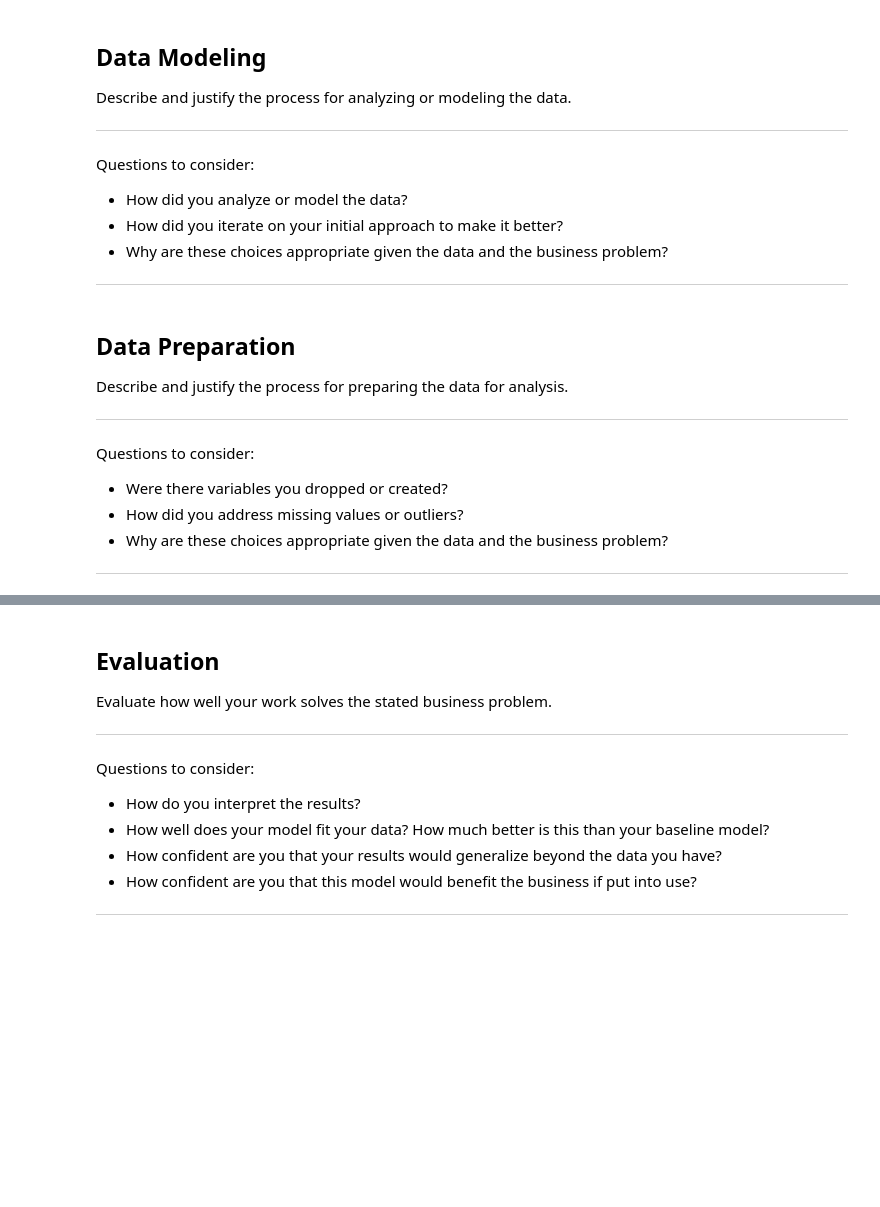
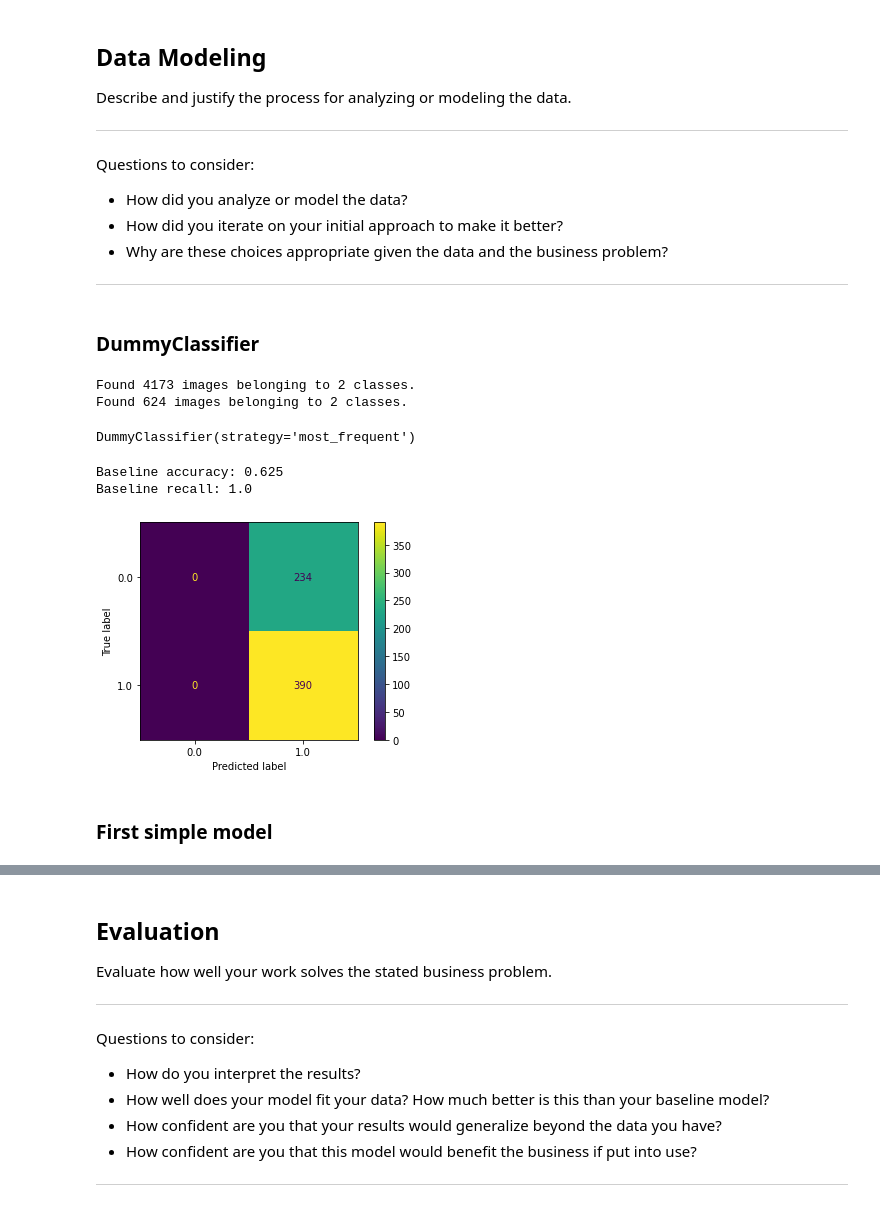
Before and after one commit to Meir-Alelov/Deep_Learning_Pneumonia_Detection, a Jupyter notebook: notebooks/greg_working_notebook.ipynb, the cells around one changed output, grey strips where cells are left out. Drawn from its saved outputs; the diff is of its cells as text; code cells hidden in the pictures; blank space fills up the shorter version.

Commit message:
Add initial attempts at first simple model

```diff
--- a/notebooks/greg_working_notebook.ipynb
+++ b/notebooks/greg_working_notebook.ipynb
@@ -80,33 +130,35 @@ Questions to consider:
 * How did you iterate on your initial approach to make it better?
 * Why are these choices appropriate given the data and the business problem?
 ***
+# %% [markdown]
+### DummyClassifier
 # %%
+train_target_size = train_set.image_shape[0:2]
+train_batch_size  = train_set.n
+
+test_target_size  = test_set.image_shape[0:2]
+test_batch_size   = test_set.n
+
+
+
 # Batch size set to the number of images found above in order to not batch data for the dummy model. Validation set not needed for dummy model
-train_set_dummy = img_dgen.flow_from_directory(train_path,
-                                               target_size=(128, 128),
-                                               color_mode='grayscale',
-                                               class_mode='binary',
-                                               subset='training',
-                                               batch_size=4173)
+train_set_dummy = idg.flow_from_directory(train_path,
+                                          target_size=train_target_size,
+                                          color_mode='grayscale',
+                                          class_mode='binary',
+                                          subset='training',
+                                          batch_size=train_batch_size)
 
-test_set_dummy = img_dgen.flow_from_directory(test_path,
-                                              target_size=(64, 64),
-                                              color_mode='grayscale',
-                                              class_mode='binary',
-                                              shuffle=False,
-                                              batch_size=624)
+test_set_dummy  = idg.flow_from_directory(test_path,
+                                          target_size=test_target_size,
+                                          color_mode='grayscale',
+                                          class_mode='binary',
+                                          shuffle=False,
+                                          batch_size=test_batch_size)
 
 # Split train and test dummy sets into images and corresponding labels for dummy model training
 train_images, train_labels = next(train_set_dummy)
 test_images, test_labels = next(test_set_dummy)
+# %% [output]
+Found 4173 images belonging to 2 classes.
+Found 624 images belonging to 2 classes.
-# %% [markdown]
-## Data Preparation
-
-Describe and justify the process for preparing the data for analysis.
-
-***
-Questions to consider:
-* Were there variables you dropped or created?
-* How did you address missing values or outliers?
-* Why are these choices appropriate given the data and the business problem?
-***
@@ -114,0 +165,20 @@ Questions to consider:
+# %%
+baseline_model = DummyClassifier(strategy= 'most_frequent')
+baseline_model.fit(train_images, train_labels)
+# %% [output]
+DummyClassifier(strategy='most_frequent')
+# %%
+y_base_pred = baseline_model.predict(test_images)
+
+base_accuracy = baseline_model.score(test_images, test_labels)
+base_recall = recall_score(test_labels, y_base_pred)
+print(f"Baseline accuracy: {base_accuracy}")
+print(f"Baseline recall: {base_recall}")
+
+plot_confusion_matrix(baseline_model, test_images, test_labels);
+# %% [output]
+Baseline accuracy: 0.625
+Baseline recall: 1.0
+[figure, added]
+# %% [markdown]
+### First simple model
```
Also changed, not shown: parts of 16 cells of this notebook.
